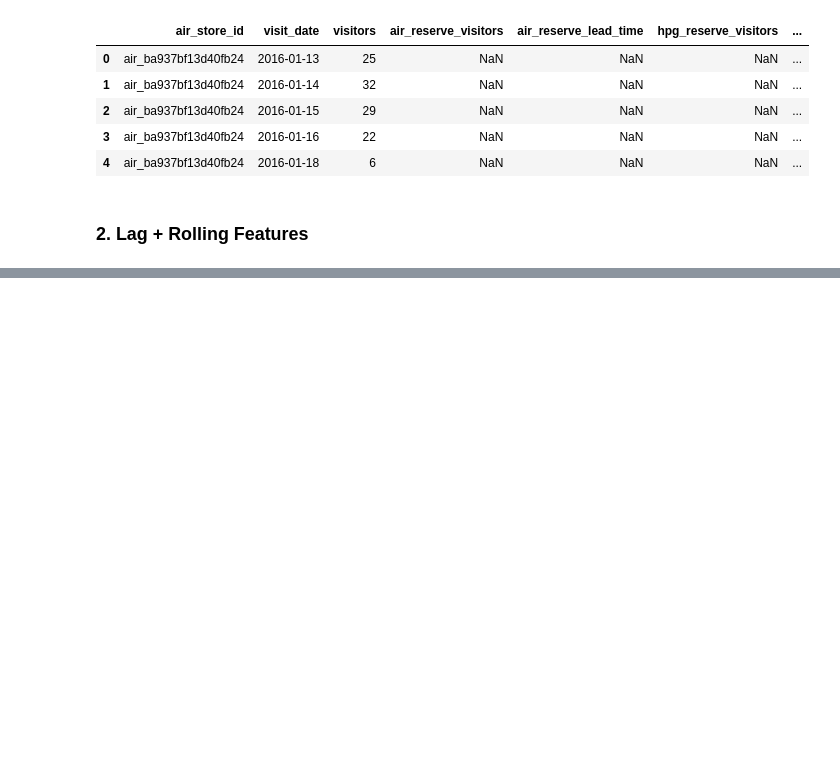
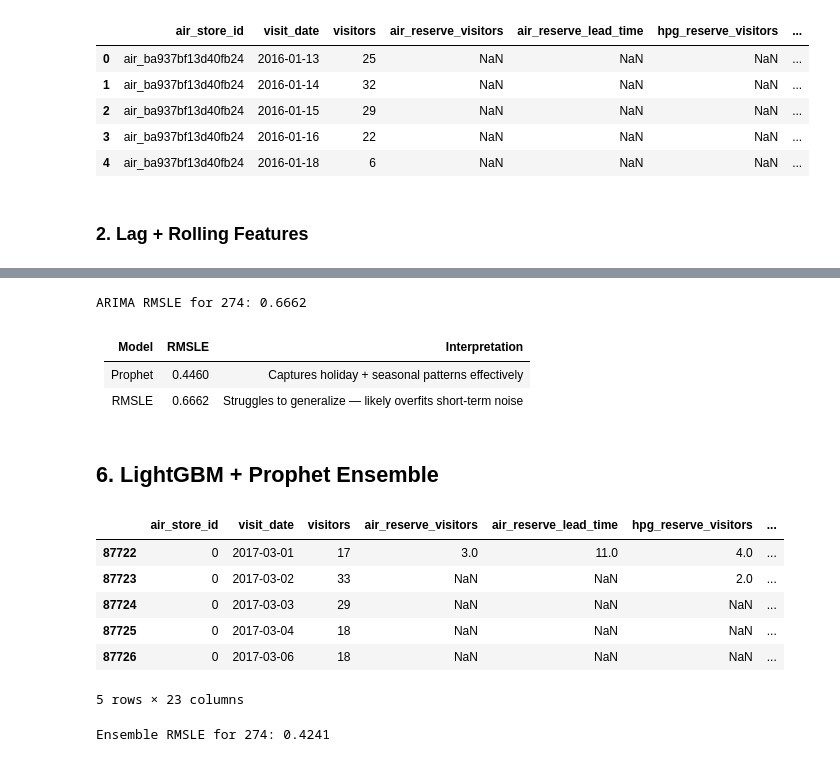
Before and after one commit to kar722/Restaurant-Visitor-Forecasting, a Jupyter notebook: main.ipynb, the cells around one changed output, grey strips where cells are left out. Saved outputs shown, nothing was run; the diff lists cells and outputs as text; code cells hidden in the pictures; blank space fills up the shorter version.

```diff
--- a/main.ipynb
+++ b/main.ipynb
@@ -86,0 +142,10 @@ full_df.head()
+# %%
+from sklearn.preprocessing import LabelEncoder
+
+# Label encode categorical columns
+
+for col in ['air_store_id', 'air_genre_name', 'air_area_name']:
+    le = LabelEncoder()
+    full_df[col] = le.fit_transform(full_df[col].astype(str))
+
+categorical_features = ['air_store_id', 'air_genre_name', 'air_area_name']
@@ -86,0 +331,24 @@ full_df.head()
+# %%
+from sklearn.metrics import mean_squared_log_error
+
+arima_rmsle = np.sqrt(mean_squared_log_error(actual['visitors'], actual['arima_pred']))
+print(f"ARIMA RMSLE for {valid_store_id}: {arima_rmsle:.4f}")
+# %% [output]
+ARIMA RMSLE for 274: 0.6662
+# %% [markdown]
+| Model    | RMSLE | Interpretation |
+| -------- | ------- |  ------- |
+| Prophet  | 0.4460    | Captures holiday + seasonal patterns effectively|
+| RMSLE  | 0.6662  |  Struggles to generalize — likely overfits short-term noise  |
+# %% [markdown]
+## 6. LightGBM + Prophet Ensemble
+# %%
+valid_df.head()
+# %% [output]
+|  | air_store_id | visit_date | visitors | air_reserve_visitors | air_reserve_lead_time | hpg_reserve_visitors | ... |
+| 87722 | 0 | 2017-03-01 | 17 | 3.0 | 11.0 | 4.0 | ... |
+| 87723 | 0 | 2017-03-02 | 33 | NaN | NaN | 2.0 | ... |
+| 87724 | 0 | 2017-03-03 | 29 | NaN | NaN | NaN | ... |
+| 87725 | 0 | 2017-03-04 | 18 | NaN | NaN | NaN | ... |
+| 87726 | 0 | 2017-03-06 | 18 | NaN | NaN | NaN | ... |
+5 rows × 23 columns
@@ -86,0 +372,11 @@ full_df.head()
+# %%
+from sklearn.metrics import mean_squared_log_error
+import numpy as np
+
+y_true = ensemble_df['visitors']
+y_pred = np.clip(ensemble_df['ensemble_pred'], 0, None)
+
+ensemble_rmsle = np.sqrt(mean_squared_log_error(y_true, y_pred))
+print(f"Ensemble RMSLE for {valid_store_id}: {ensemble_rmsle:.4f}")
+# %% [output]
+Ensemble RMSLE for 274: 0.4241
```
Also changed, not shown: parts of 36 cells of this notebook.
